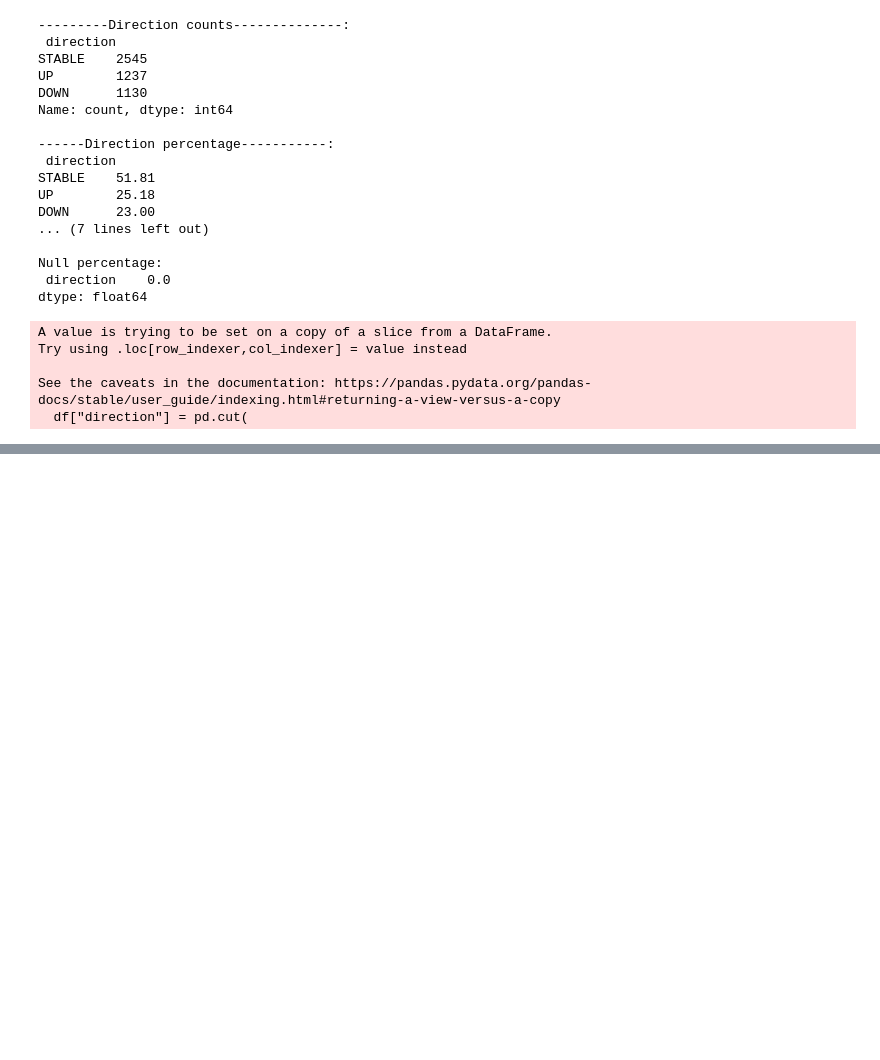
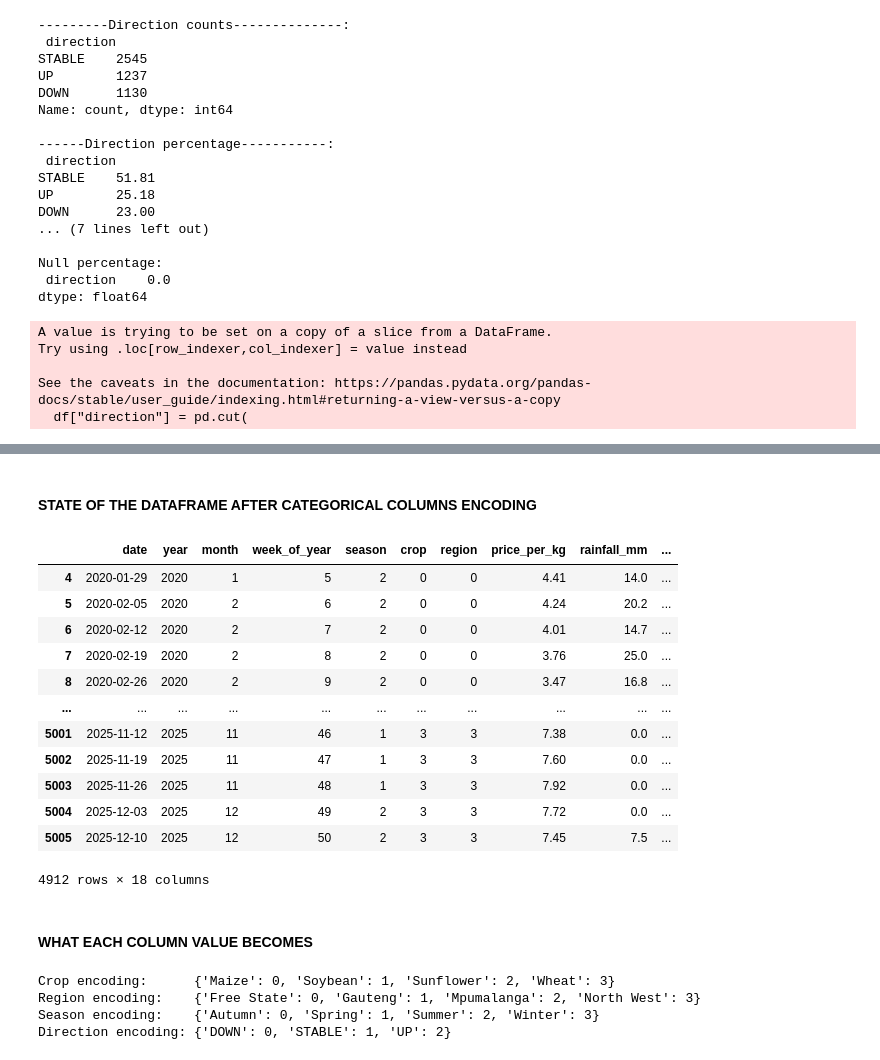
Before and after one commit to MawelelaSS/Crop-Price-Prediction-Model, a Jupyter notebook: train.ipynb, the cells around one changed output, grey strips where cells are left out. Drawn from its saved outputs; the diff is of its cells as text; code cells hidden in the pictures; blank space fills up the shorter version.

Commit message:
Encoding Categorical Columns commit

```diff
--- a/train.ipynb
+++ b/train.ipynb
@@ -333,0 +380,45 @@ See the caveats in the documentation: https://pandas.pydata.org/pandas-docs/stab
+# %%
+#  Encode categorical columns
+le_crop = LabelEncoder()
+le_region = LabelEncoder()
+le_season = LabelEncoder()
+le_direction = LabelEncoder()
+
+df["crop"]      = le_crop.fit_transform(df["crop"])
+df["region"]    = le_region.fit_transform(df["region"])
+df["season"]    = le_season.fit_transform(df["season"])
+df["direction"] = le_direction.fit_transform(df["direction"].astype(str))
+# %% [markdown]
+#### STATE OF THE DATAFRAME AFTER CATEGORICAL COLUMNS ENCODING
+# %%
+df
+# %% [output]
+|  | date | year | month | week_of_year | season | crop | region | price_per_kg | rainfall_mm | ... |
+| 4 | 2020-01-29 | 2020 | 1 | 5 | 2 | 0 | 0 | 4.41 | 14.0 | ... |
+| 5 | 2020-02-05 | 2020 | 2 | 6 | 2 | 0 | 0 | 4.24 | 20.2 | ... |
+| 6 | 2020-02-12 | 2020 | 2 | 7 | 2 | 0 | 0 | 4.01 | 14.7 | ... |
+| 7 | 2020-02-19 | 2020 | 2 | 8 | 2 | 0 | 0 | 3.76 | 25.0 | ... |
+| 8 | 2020-02-26 | 2020 | 2 | 9 | 2 | 0 | 0 | 3.47 | 16.8 | ... |
+| ... | ... | ... | ... | ... | ... | ... | ... | ... | ... | ... |
+| 5001 | 2025-11-12 | 2025 | 11 | 46 | 1 | 3 | 3 | 7.38 | 0.0 | ... |
+| 5002 | 2025-11-19 | 2025 | 11 | 47 | 1 | 3 | 3 | 7.60 | 0.0 | ... |
+| 5003 | 2025-11-26 | 2025 | 11 | 48 | 1 | 3 | 3 | 7.92 | 0.0 | ... |
+| 5004 | 2025-12-03 | 2025 | 12 | 49 | 2 | 3 | 3 | 7.72 | 0.0 | ... |
+| 5005 | 2025-12-10 | 2025 | 12 | 50 | 2 | 3 | 3 | 7.45 | 7.5 | ... |
+4912 rows × 18 columns
+# %% [markdown]
+#### WHAT EACH COLUMN VALUE BECOMES
+# %%
+print("\nCrop encoding:     ", dict(zip(le_crop.classes_,
+                                le_crop.transform(le_crop.classes_))))
+print("Region encoding:   ", dict(zip(le_region.classes_,
+                                le_region.transform(le_region.classes_))))
+print("Season encoding:   ", dict(zip(le_season.classes_,
+                                le_season.transform(le_season.classes_))))
+print("Direction encoding:", dict(zip(le_direction.classes_,
+                                le_direction.transform(le_direction.classes_))))
+# %% [output]
+Crop encoding:      {'Maize': 0, 'Soybean': 1, 'Sunflower': 2, 'Wheat': 3}
+Region encoding:    {'Free State': 0, 'Gauteng': 1, 'Mpumalanga': 2, 'North West': 3}
+Season encoding:    {'Autumn': 0, 'Spring': 1, 'Summer': 2, 'Winter': 3}
+Direction encoding: {'DOWN': 0, 'STABLE': 1, 'UP': 2}
```
Also changed, not shown: parts of 5 cells of this notebook.
